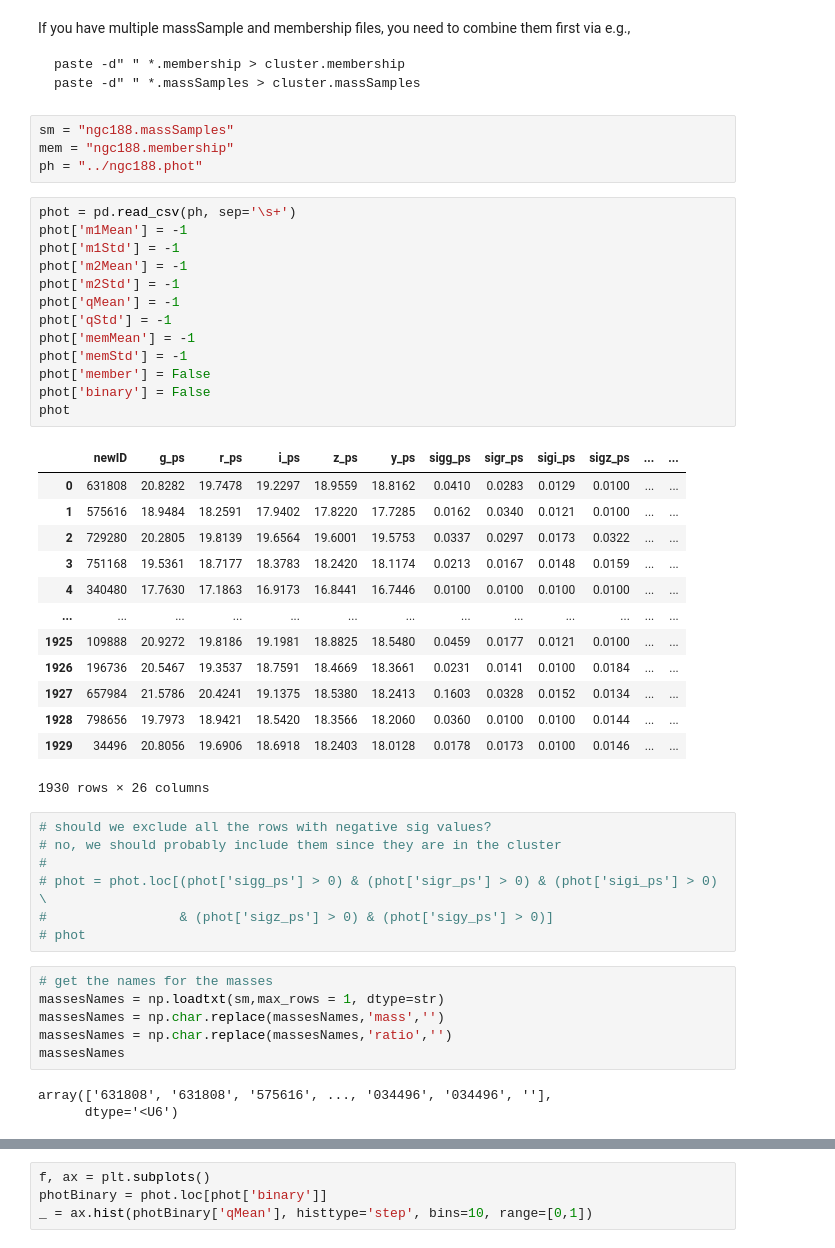
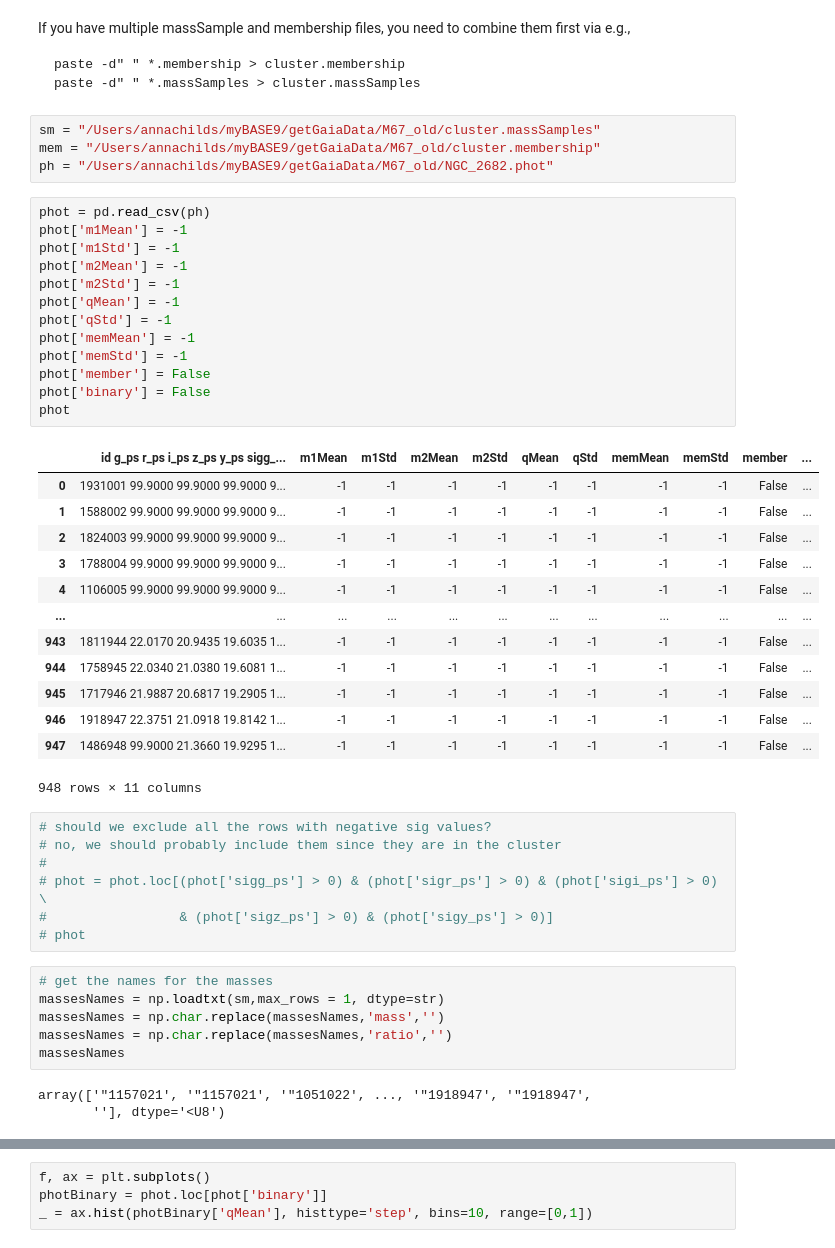
Before and after one commit to ageller/BASE9_utils, a Jupyter notebook: plotting/testPlotSampleMass.ipynb, the cells around one changed output, grey strips where cells are left out. Drawn from its saved outputs; the diff is of its cells as text.

````diff
--- a/plotting/testPlotSampleMass.ipynb
+++ b/plotting/testPlotSampleMass.ipynb
@@ -11,36 +11,36 @@ paste -d" " *.membership > cluster.membership
 paste -d" " *.massSamples > cluster.massSamples
 ```
 # %%
-sm = "ngc188.massSamples"
-mem = "ngc188.membership"
-ph = "../ngc188.phot"
+sm = "/Users/annachilds/myBASE9/getGaiaData/M67_old/cluster.massSamples"
+mem = "/Users/annachilds/myBASE9/getGaiaData/M67_old/cluster.membership"
+ph = "/Users/annachilds/myBASE9/getGaiaData/M67_old/NGC_2682.phot"
 # %%
-phot = pd.read_csv(ph, sep='\s+')
+phot = pd.read_csv(ph)
 phot['m1Mean'] = -1
 phot['m1Std'] = -1
 phot['m2Mean'] = -1
 phot['m2Std'] = -1
 phot['qMean'] = -1
 phot['qStd'] = -1
 phot['memMean'] = -1
 phot['memStd'] = -1
 phot['member'] = False
 phot['binary'] = False
 phot
 # %% [output]
-|  | newID | g_ps | r_ps | i_ps | z_ps | y_ps | sigg_ps | sigr_ps | sigi_ps | sigz_ps | ... | ... |
-| 0 | 631808 | 20.8282 | 19.7478 | 19.2297 | 18.9559 | 18.8162 | 0.0410 | 0.0283 | 0.0129 | 0.0100 | ... | ... |
-| 1 | 575616 | 18.9484 | 18.2591 | 17.9402 | 17.8220 | 17.7285 | 0.0162 | 0.0340 | 0.0121 | 0.0100 | ... | ... |
-| 2 | 729280 | 20.2805 | 19.8139 | 19.6564 | 19.6001 | 19.5753 | 0.0337 | 0.0297 | 0.0173 | 0.0322 | ... | ... |
-| 3 | 751168 | 19.5361 | 18.7177 | 18.3783 | 18.2420 | 18.1174 | 0.0213 | 0.0167 | 0.0148 | 0.0159 | ... | ... |
-| 4 | 340480 | 17.7630 | 17.1863 | 16.9173 | 16.8441 | 16.7446 | 0.0100 | 0.0100 | 0.0100 | 0.0100 | ... | ... |
-| ... | ... | ... | ... | ... | ... | ... | ... | ... | ... | ... | ... | ... |
-| 1925 | 109888 | 20.9272 | 19.8186 | 19.1981 | 18.8825 | 18.5480 | 0.0459 | 0.0177 | 0.0121 | 0.0100 | ... | ... |
-| 1926 | 196736 | 20.5467 | 19.3537 | 18.7591 | 18.4669 | 18.3661 | 0.0231 | 0.0141 | 0.0100 | 0.0184 | ... | ... |
-| 1927 | 657984 | 21.5786 | 20.4241 | 19.1375 | 18.5380 | 18.2413 | 0.1603 | 0.0328 | 0.0152 | 0.0134 | ... | ... |
-| 1928 | 798656 | 19.7973 | 18.9421 | 18.5420 | 18.3566 | 18.2060 | 0.0360 | 0.0100 | 0.0100 | 0.0144 | ... | ... |
-| 1929 | 34496 | 20.8056 | 19.6906 | 18.6918 | 18.2403 | 18.0128 | 0.0178 | 0.0173 | 0.0100 | 0.0146 | ... | ... |
+|  | id g_ps r_ps i_ps z_ps y_ps sigg_... | m1Mean | m1Std | m2Mean | m2Std | qMean | qStd | memMean | memStd | member | ... |
+| 0 | 1931001 99.9000 99.9000 99.9000 9... | -1 | -1 | -1 | -1 | -1 | -1 | -1 | -1 | False | ... |
+| 1 | 1588002 99.9000 99.9000 99.9000 9... | -1 | -1 | -1 | -1 | -1 | -1 | -1 | -1 | False | ... |
+| 2 | 1824003 99.9000 99.9000 99.9000 9... | -1 | -1 | -1 | -1 | -1 | -1 | -1 | -1 | False | ... |
+| 3 | 1788004 99.9000 99.9000 99.9000 9... | -1 | -1 | -1 | -1 | -1 | -1 | -1 | -1 | False | ... |
+| 4 | 1106005 99.9000 99.9000 99.9000 9... | -1 | -1 | -1 | -1 | -1 | -1 | -1 | -1 | False | ... |
+| ... | ... | ... | ... | ... | ... | ... | ... | ... | ... | ... | ... |
+| 943 | 1811944 22.0170 20.9435 19.6035 1... | -1 | -1 | -1 | -1 | -1 | -1 | -1 | -1 | False | ... |
+| 944 | 1758945 22.0340 21.0380 19.6081 1... | -1 | -1 | -1 | -1 | -1 | -1 | -1 | -1 | False | ... |
+| 945 | 1717946 21.9887 20.6817 19.2905 1... | -1 | -1 | -1 | -1 | -1 | -1 | -1 | -1 | False | ... |
+| 946 | 1918947 22.3751 21.0918 19.8142 1... | -1 | -1 | -1 | -1 | -1 | -1 | -1 | -1 | False | ... |
+| 947 | 1486948 99.9000 21.3660 19.9295 1... | -1 | -1 | -1 | -1 | -1 | -1 | -1 | -1 | False | ... |
-1930 rows × 26 columns
+948 rows × 11 columns
 # %%
 # should we exclude all the rows with negative sig values?
 # no, we should probably include them since they are in the cluster
@@ -55,8 +55,8 @@ massesNames = np.char.replace(massesNames,'mass','')
 massesNames = np.char.replace(massesNames,'ratio','')
 massesNames
 # %% [output]
-array(['631808', '631808', '575616', ..., '034496', '034496', ''],
-      dtype='<U6')
+array(['"1157021', '"1157021', '"1051022', ..., '"1918947', '"1918947',
+       ''], dtype='<U8')
 # %%
 # get the masses
 masses = np.loadtxt(sm,skiprows=1)
````
Also changed, not shown: parts of 5 cells of this notebook.
